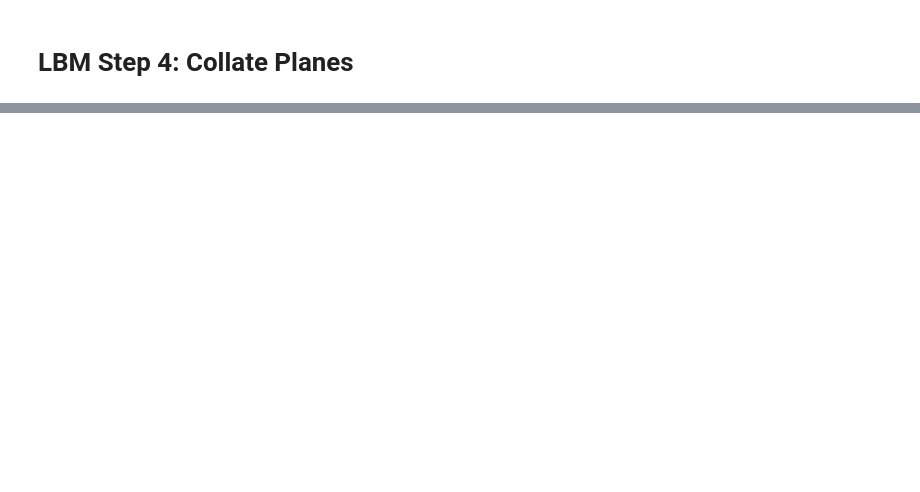
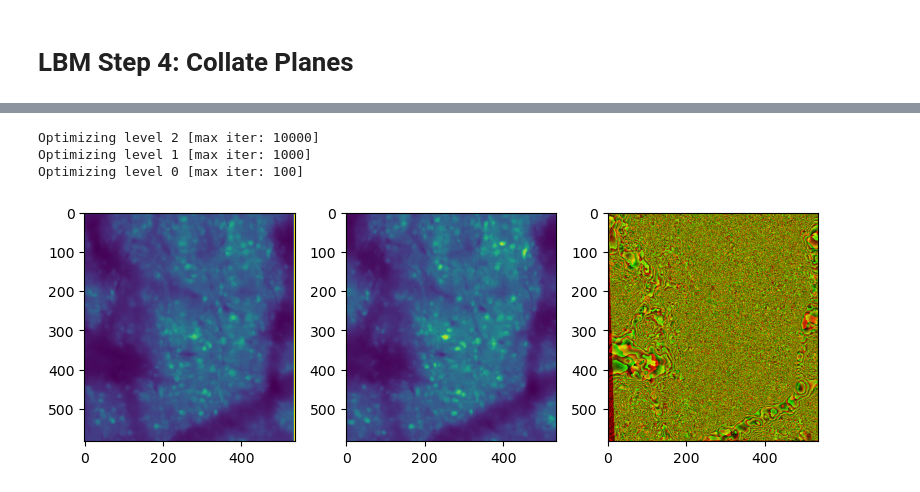
Before and after one commit to MillerBrainObservatory/LBM-CaImAn-Python, a Jupyter notebook: demos/notebooks/collation.ipynb, the cells around one changed output, grey strips where cells are left out. Saved outputs shown, nothing was run; the diff lists cells and outputs as text; code cells hidden in the pictures; blank space fills up the shorter version.

```diff
--- a/demos/notebooks/collation.ipynb
+++ b/demos/notebooks/collation.ipynb
@@ -67,0 +162,6 @@ for i, row in df.iterrows():
+# %%
+comps = {}
+for i, row in cnmf_df.iterrows():
+    if row["outputs"] is not None and row['algo']=='cnmf': # item has already been run
+        comps[i] = cnmf_df.iloc[i].cnmf.get_good_components()
+comps
@@ -67,0 +211,3 @@ for i, row in df.iterrows():
+# %%
+df_rows = cnmf_df.iloc[cnmf_df[cnmf_df['algo']=='cnmf'].index].copy()
+df_rows
@@ -67,0 +232,4 @@ for i, row in df.iterrows():
+# %%
+import dask.array as da
+projs = da.stack([da.from_array(row.caiman.get_projection('mean')) for i, row in df_rows.iterrows() if row["outputs"] is not None and row['algo']=='cnmf'])
+projs.shape
@@ -67,0 +238,3 @@ for i, row in df.iterrows():
+# %%
+# sort first index according to chan_order
+projs = projs[chan_order]
@@ -67,0 +325,33 @@ for i, row in df.iterrows():
+# %%
+def visualize_transform(image_1, image_2):
+    from dipy.align.transforms import AffineTransform2D
+    from dipy.align.imaffine import AffineRegistration
+    import matplotlib.pyplot as plt
+
+    affreg = AffineRegistration()
+    transform = AffineTransform2D()
+    affine = affreg.optimize(image_1, image_2, transform, params0=None)
+
+    image_2_xform = affine.transform(image_2)
+
+    fig, axes = plt.subplots(1, 3, figsize=(8, 4))
+    ax = axes.ravel()
+
+    ax[0].imshow(image_1)
+    ax[1].imshow(image_2)
+
+    stereo = np.zeros((image_1.shape[0], image_1.shape[1], 3), dtype=np.uint8)
+    stereo[..., 0] = image_1
+    stereo[..., 1] = image_2_xform
+    ax[2].imshow(stereo)
+    fig.tight_layout()
+    return image_2_xform
+
+tranformed = visualize_transform(projs[0].compute(), projs[1].compute())
+data = np.stack([projs[0].compute(), tranformed], axis=0)
+viewer = napari.view_image(data, name='Aligned Z-Planes')
+# %% [output]
+Optimizing level 2 [max iter: 10000]
+Optimizing level 1 [max iter: 1000]
+Optimizing level 0 [max iter: 100]
+[figure, added]
```
Also changed, not shown: parts of 28 cells of this notebook, 24 other files.
